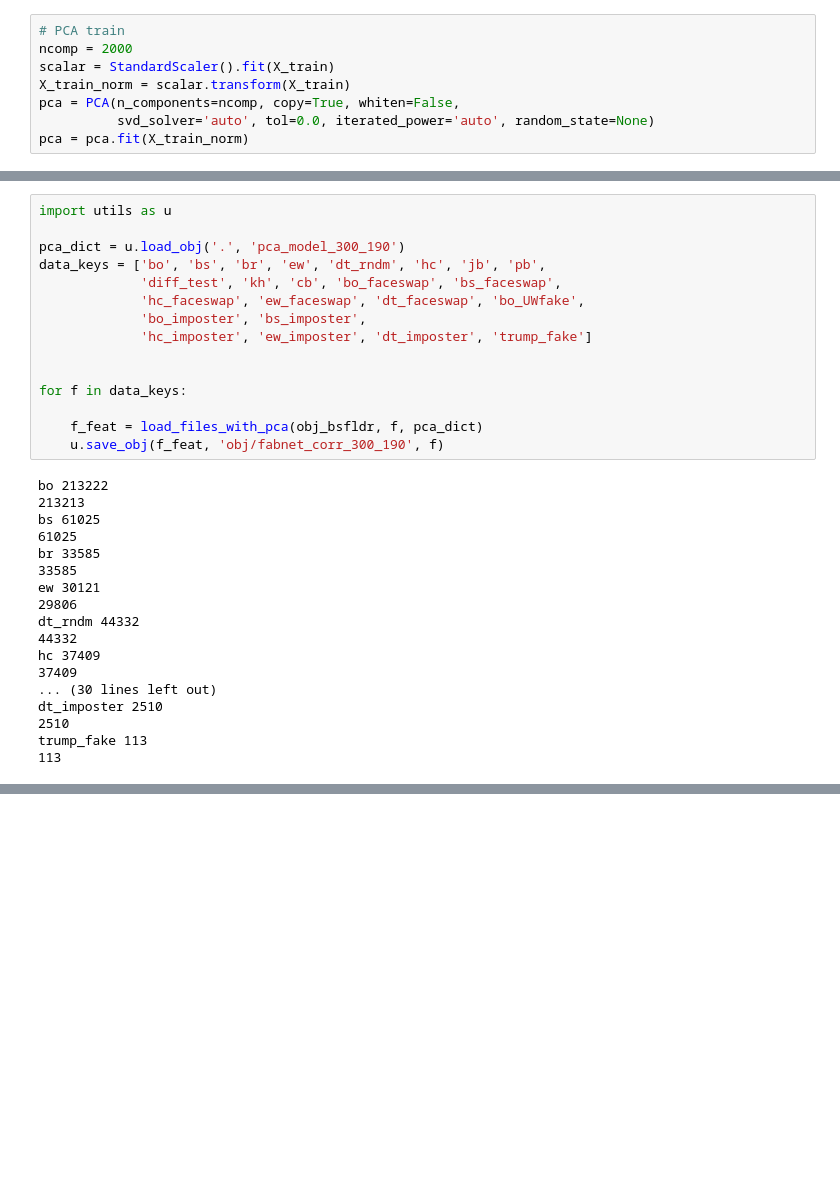
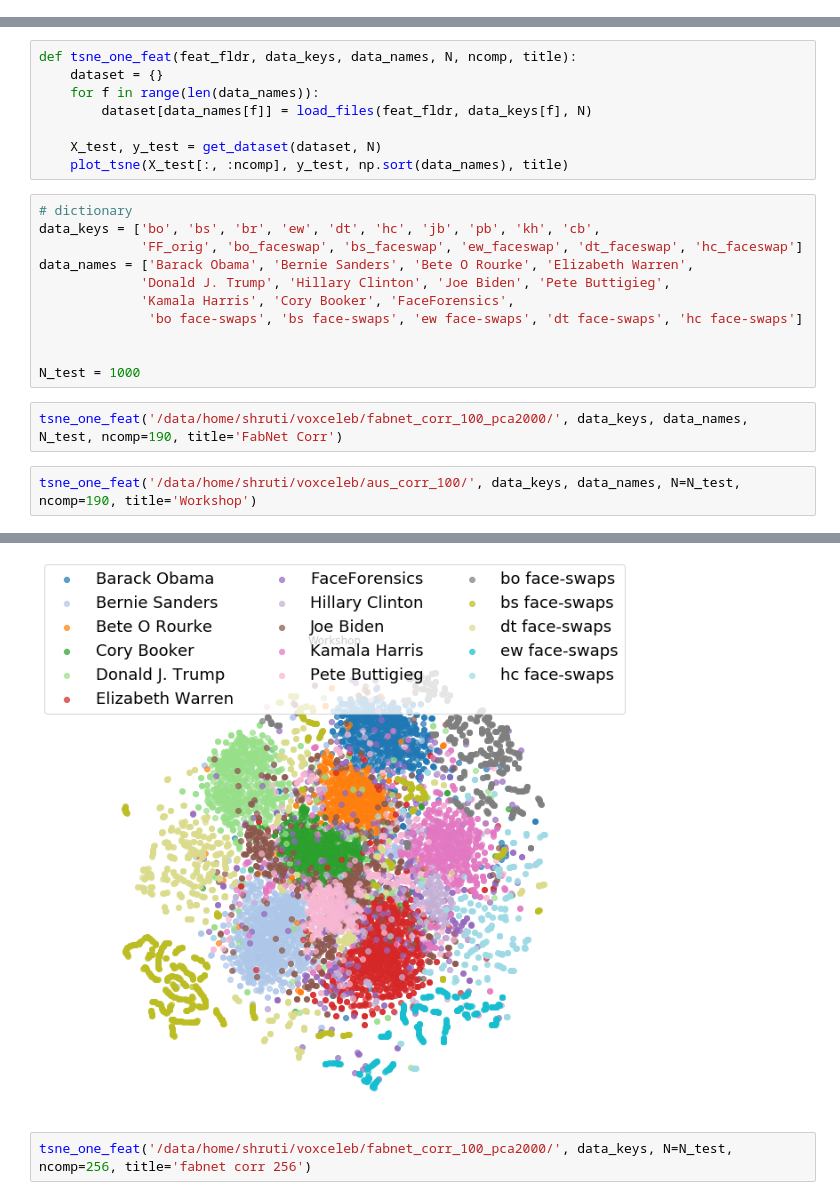
Before and after one commit to agarwalShruti15/motion_signature, a Jupyter notebook: baseline/tsne_fabnet_Corr.ipynb, the cells around one changed output, grey strips where cells are left out. Drawn from its saved outputs; the diff is of its cells as text; blank space fills up the shorter version.

```diff
--- a/baseline/tsne_fabnet_Corr.ipynb
+++ b/baseline/tsne_fabnet_Corr.ipynb
@@ -115,8 +95,0 @@ cb 42880
-# %%
-# PCA train
-ncomp = 2000
-scalar = StandardScaler().fit(X_train)
-X_train_norm = scalar.transform(X_train)
-pca = PCA(n_components=ncomp, copy=True, whiten=False,
-          svd_solver='auto', tol=0.0, iterated_power='auto', random_state=None)
-pca = pca.fit(X_train_norm)
@@ -197,33 +96,24 @@ def load_files_with_pca(in_corr_fldr, sb_fldr, pca_model):
-# %%
-import utils as u
-
-pca_dict = u.load_obj('.', 'pca_model_300_190')
-data_keys = ['bo', 'bs', 'br', 'ew', 'dt_rndm', 'hc', 'jb', 'pb',
-             'diff_test', 'kh', 'cb', 'bo_faceswap', 'bs_faceswap',
-             'hc_faceswap', 'ew_faceswap', 'dt_faceswap', 'bo_UWfake',
-             'bo_imposter', 'bs_imposter',
-             'hc_imposter', 'ew_imposter', 'dt_imposter', 'trump_fake']
-
-
-for f in data_keys:
-
-    f_feat = load_files_with_pca(obj_bsfldr, f, pca_dict)
-    u.save_obj(f_feat, 'obj/fabnet_corr_300_190', f)
-# %% [output]
-bo 213222
-213213
-bs 61025
-61025
-br 33585
-33585
-ew 30121
-29806
-dt_rndm 44332
-44332
-hc 37409
-37409
-... (30 lines left out)
-dt_imposter 2510
-2510
-trump_fake 113
-113
+# %%
+def tsne_one_feat(feat_fldr, data_keys, data_names, N, ncomp, title):
+    dataset = {}
+    for f in range(len(data_names)):
+        dataset[data_names[f]] = load_files(feat_fldr, data_keys[f], N)
+
+    X_test, y_test = get_dataset(dataset, N)
+    plot_tsne(X_test[:, :ncomp], y_test, np.sort(data_names), title)
+# %%
+# dictionary
+data_keys = ['bo', 'bs', 'br', 'ew', 'dt', 'hc', 'jb', 'pb', 'kh', 'cb',
+             'FF_orig', 'bo_faceswap', 'bs_faceswap', 'ew_faceswap', 'dt_faceswap', 'hc_faceswap']
+data_names = ['Barack Obama', 'Bernie Sanders', 'Bete O Rourke', 'Elizabeth Warren',
+             'Donald J. Trump', 'Hillary Clinton', 'Joe Biden', 'Pete Buttigieg',
+             'Kamala Harris', 'Cory Booker', 'FaceForensics',
+              'bo face-swaps', 'bs face-swaps', 'ew face-swaps', 'dt face-swaps', 'hc face-swaps']
+
+
+N_test = 1000
+# %%
+tsne_one_feat('/data/home/shruti/voxceleb/fabnet_corr_100_pca2000/', data_keys, data_names, N_test, ncomp=190, title='FabNet Corr')
+# %%
+tsne_one_feat('/data/home/shruti/voxceleb/aus_corr_100/', data_keys, data_names, N=N_test, ncomp=190, title='Workshop')
+# %% [output]
@@ -229,0 +139,3 @@ trump_fake 113
+[figure, added]
+# %%
+tsne_one_feat('/data/home/shruti/voxceleb/fabnet_corr_100_pca2000/', data_keys, N=N_test, ncomp=256, title='fabnet corr 256')
```
Also changed, not shown: parts of 15 cells of this notebook, 36 other files.
